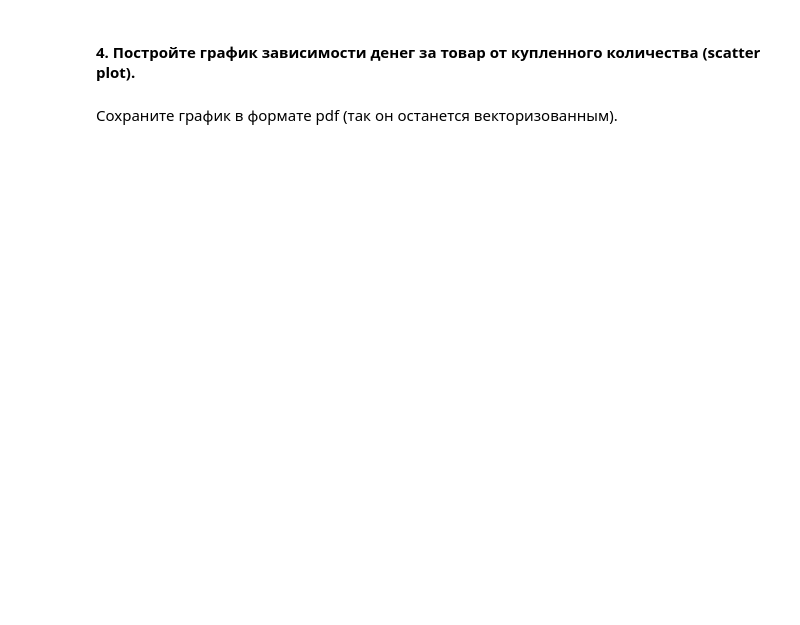
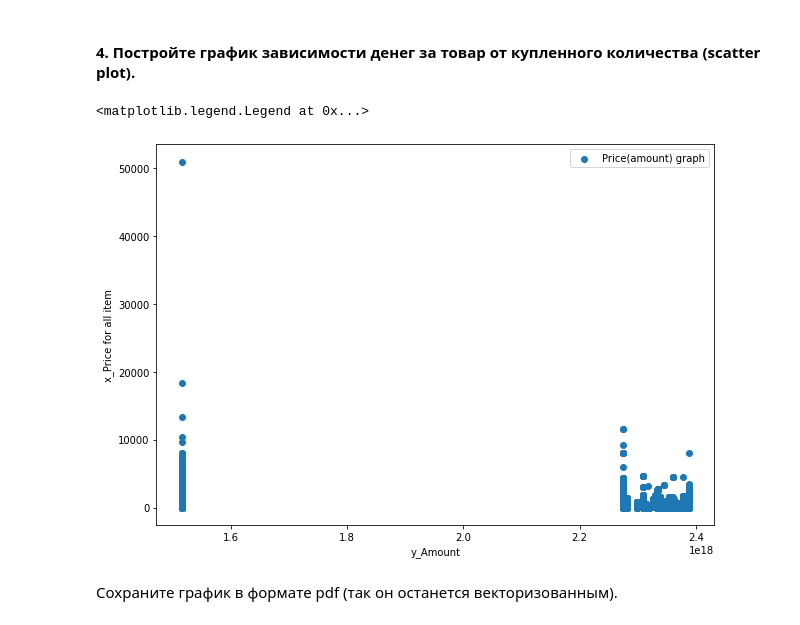
Before and after one commit to kirillkumma/data-mining, a Jupyter notebook: lab1/lab1.ipynb, the cells around one changed output. Saved outputs shown, nothing was run; the diff lists cells and outputs as text; code cells hidden in the pictures; blank space fills up the shorter version.

```diff
--- a/lab1/lab1.ipynb
+++ b/lab1/lab1.ipynb
@@ -231,2 +390,14 @@ df['date'] = df.order_id.map(dates['date'])
+# %%
+plt.figure(figsize=(10, 7))
+df['numcounts'] = df['product_id'].values
+x = df['numcounts']
+y = df['new_price'].values
+plt.scatter(x, y, label='Price(amount) graph')
+plt.xlabel('y_Amount')
+plt.ylabel('x_Price for all item')
+plt.legend()
+# %% [output]
+<matplotlib.legend.Legend at 0x...>
+[figure, added]
 # %% [markdown]
 Сохраните график в формате pdf (так он останется векторизованным).
```
Also changed, not shown: parts of 47 cells of this notebook, 1 other file.
